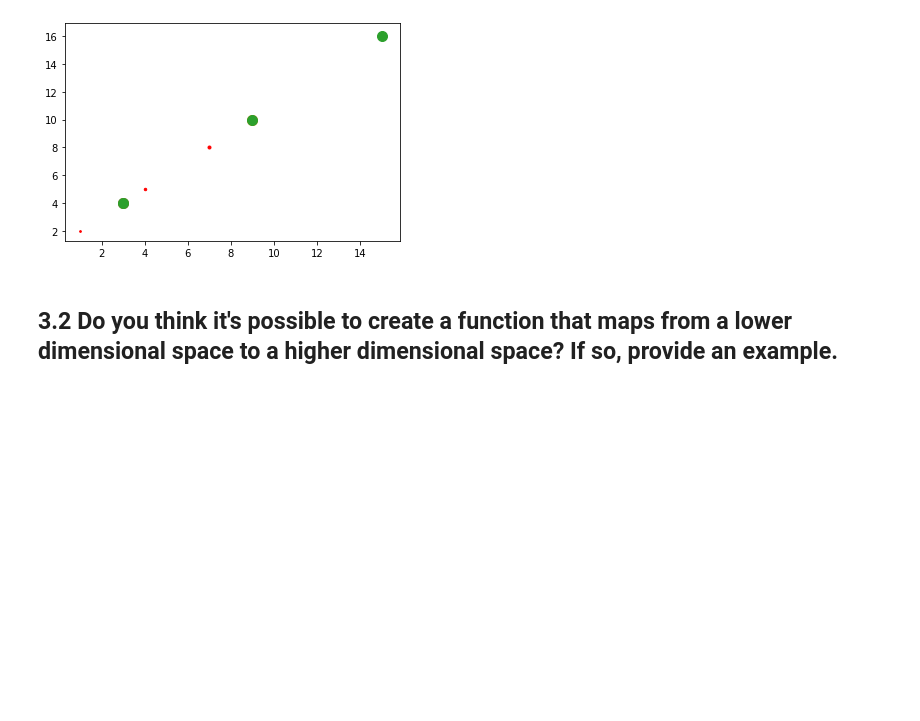
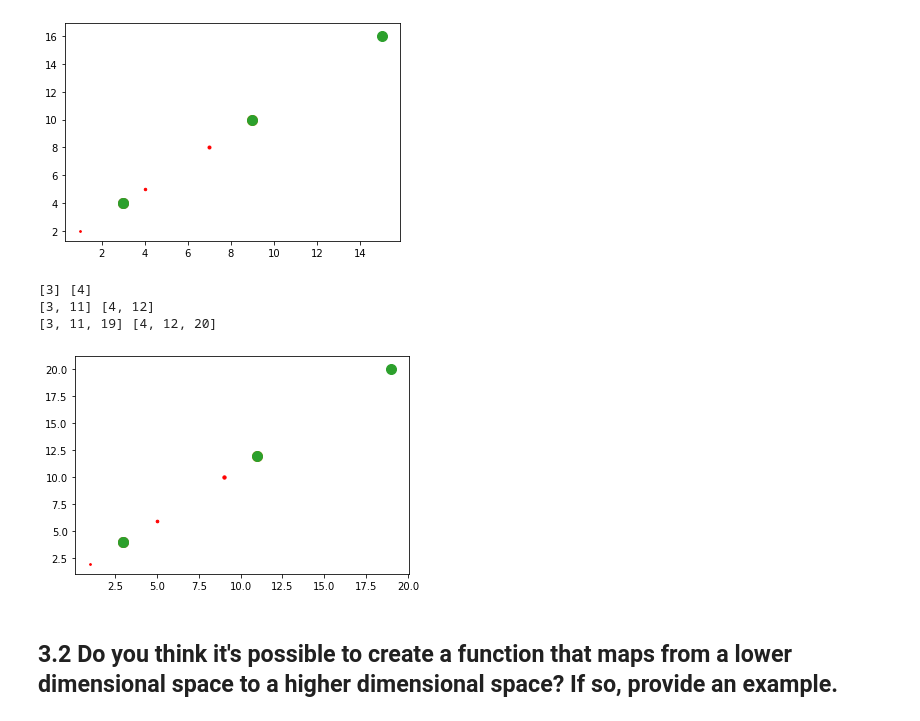
Before and after one commit to jjs5609/DS-Unit-1-Sprint-3-Linear-Algebra, a Jupyter notebook: module3-dimensionality-reduction/LS_DS_133_High_Dimensional_Data_Assignment.ipynb, the cells around one changed output. Saved outputs shown, nothing was run; the diff lists cells and outputs as text; code cells hidden in the pictures; blank space fills up the shorter version.

```diff
--- a/module3-dimensionality-reduction/LS_DS_133_High_Dimensional_Data_Assignment.ipynb
+++ b/module3-dimensionality-reduction/LS_DS_133_High_Dimensional_Data_Assignment.ipynb
@@ -143,3 +148,21 @@ for point in [(1, 2, 3), (4, 5, 6), (7, 8, 9)]:
+# %%
+x=[]
+y=[]
+for point in [(1, 2, 3, 4), (5, 6, 7, 8), (9, 10, 11, 12)]:
+  plt.scatter(x=point[0],
+              y=point[1],
+              s=point[2],
+              c='r'
+              )
+  x.append(m(point)[0])
+  y.append(m(point)[1])
+  print(x, y)
+  plt.scatter(x, y, s=100)
+# %% [output]
+[3] [4]
+[3, 11] [4, 12]
+[3, 11, 19] [4, 12, 20]
+[figure, added]
 # %% [markdown]
 ## 3.2 Do you think it's possible to create a function that maps from a lower dimensional space to a higher dimensional space? If so, provide an example.
 # %%
```
Also changed, not shown: parts of 16 cells of this notebook.
